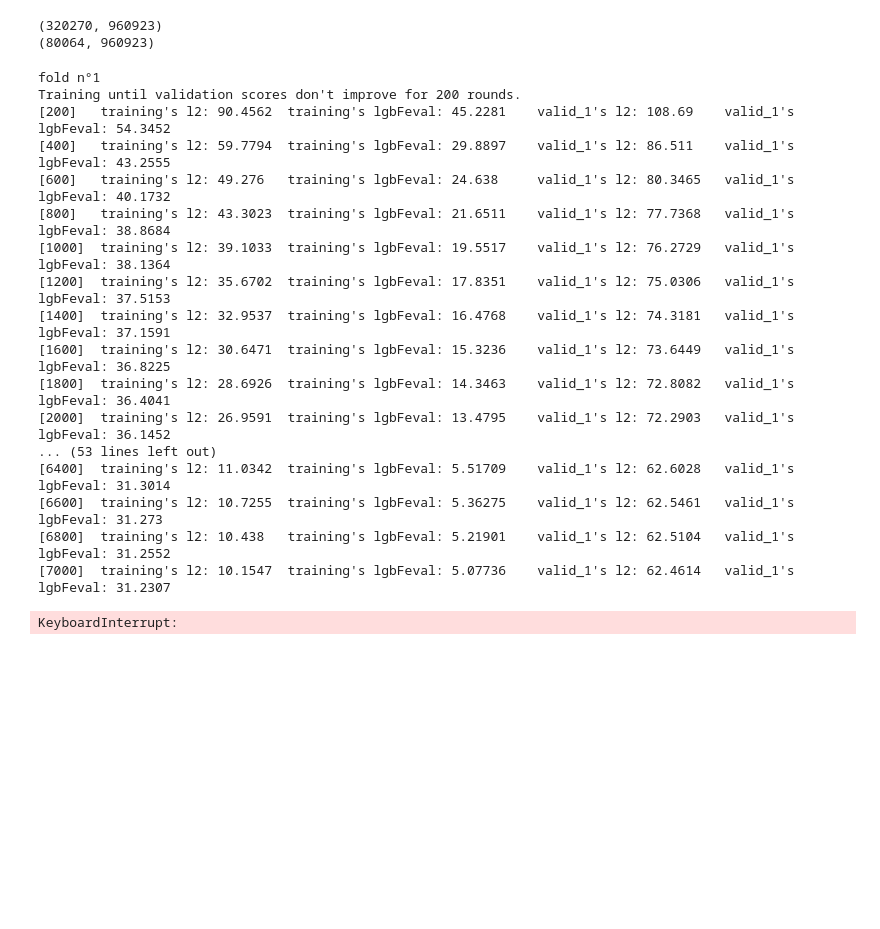
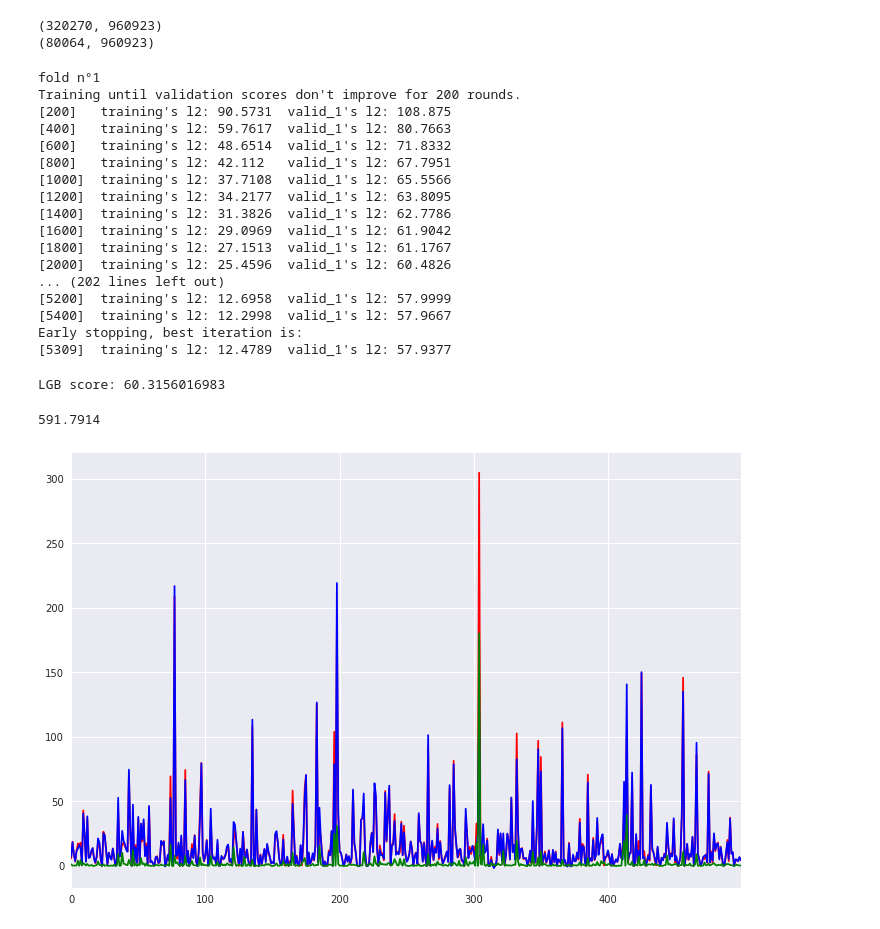
Before and after one commit to yarntime/machine-learning, a Jupyter notebook: kaggle/mem_predict/mem_predicate.ipynb, the cells around one changed output. Saved outputs shown, nothing was run; the diff lists cells and outputs as text; code cells hidden in the pictures; blank space fills up the shorter version.

```diff
--- a/kaggle/mem_predict/mem_predicate.ipynb
+++ b/kaggle/mem_predict/mem_predicate.ipynb
@@ -61,6 +61,8 @@ df_predict = train.drop(df_train.index.union(df_test.index)).reset_index()
 # %%
 y_train = df_train['maxMem'].values
 del df_train['maxMem']
+y1_train = df_test['maxMem'].values
+del df_test['maxMem']
 # %%
 features = [f for f in train.columns if f not in ['maxMem']]
 
@@ -104,31 +106,42 @@ for fold_, (trn_idx, val_idx) in enumerate(folds.split(X_train, y_train)):
 
     clf = lgb.train(param,
                     trn_data,
-                    num_boost_round=10000,
+                    num_boost_round=20000,
                     valid_sets = [trn_data, val_data],
                     verbose_eval = 200,
                     early_stopping_rounds = 200)
     oof_lgb[val_idx] = clf.predict(X_train[val_idx], num_iteration=clf.best_iteration)
 
     predictions_lgb += clf.predict(X_test, num_iteration=clf.best_iteration) / folds.n_splits
-
-print("LGB score: {}".format((mean_squared_error(oof_lgb, target))))
 # %% [output]
 fold n°1
 Training until validation scores don't improve for 200 rounds.
-[200]   training's l2: 90.4562  training's lgbFeval: 45.2281    valid_1's l2: 108.69    valid_1's lgbFeval: 54.3452
-[400]   training's l2: 59.7794  training's lgbFeval: 29.8897    valid_1's l2: 86.511    valid_1's lgbFeval: 43.2555
-[600]   training's l2: 49.276   training's lgbFeval: 24.638     valid_1's l2: 80.3465   valid_1's lgbFeval: 40.1732
-[800]   training's l2: 43.3023  training's lgbFeval: 21.6511    valid_1's l2: 77.7368   valid_1's lgbFeval: 38.8684
-[1000]  training's l2: 39.1033  training's lgbFeval: 19.5517    valid_1's l2: 76.2729   valid_1's lgbFeval: 38.1364
-[1200]  training's l2: 35.6702  training's lgbFeval: 17.8351    valid_1's l2: 75.0306   valid_1's lgbFeval: 37.5153
-[1400]  training's l2: 32.9537  training's lgbFeval: 16.4768    valid_1's l2: 74.3181   valid_1's lgbFeval: 37.1591
-[1600]  training's l2: 30.6471  training's lgbFeval: 15.3236    valid_1's l2: 73.6449   valid_1's lgbFeval: 36.8225
-[1800]  training's l2: 28.6926  training's lgbFeval: 14.3463    valid_1's l2: 72.8082   valid_1's lgbFeval: 36.4041
-[2000]  training's l2: 26.9591  training's lgbFeval: 13.4795    valid_1's l2: 72.2903   valid_1's lgbFeval: 36.1452
-... (53 lines left out)
-[6400]  training's l2: 11.0342  training's lgbFeval: 5.51709    valid_1's l2: 62.6028   valid_1's lgbFeval: 31.3014
-[6600]  training's l2: 10.7255  training's lgbFeval: 5.36275    valid_1's l2: 62.5461   valid_1's lgbFeval: 31.273
-[6800]  training's l2: 10.438   training's lgbFeval: 5.21901    valid_1's l2: 62.5104   valid_1's lgbFeval: 31.2552
-[7000]  training's l2: 10.1547  training's lgbFeval: 5.07736    valid_1's l2: 62.4614   valid_1's lgbFeval: 31.2307
+[200]   training's l2: 90.5731  valid_1's l2: 108.875
+[400]   training's l2: 59.7617  valid_1's l2: 80.7663
+[600]   training's l2: 48.6514  valid_1's l2: 71.8332
+[800]   training's l2: 42.112   valid_1's l2: 67.7951
+[1000]  training's l2: 37.7108  valid_1's l2: 65.5566
+[1200]  training's l2: 34.2177  valid_1's l2: 63.8095
+[1400]  training's l2: 31.3826  valid_1's l2: 62.7786
+[1600]  training's l2: 29.0969  valid_1's l2: 61.9042
+[1800]  training's l2: 27.1513  valid_1's l2: 61.1767
+[2000]  training's l2: 25.4596  valid_1's l2: 60.4826
+... (202 lines left out)
+[5200]  training's l2: 12.6958  valid_1's l2: 57.9999
+[5400]  training's l2: 12.2998  valid_1's l2: 57.9667
+Early stopping, best iteration is:
+[5309]  training's l2: 12.4789  valid_1's l2: 57.9377
-KeyboardInterrupt:
+# %%
+print("LGB score: {}".format((mean_squared_error(predictions_lgb, y1_train))))
+# %% [output]
+LGB score: 60.3156016983
+# %%
+print(y1_train.max())
+# %% [output]
+591.7914
+# %%
+r = sns.tsplot(y1_train[500:1000], color="red")
+b = sns.tsplot(predictions_lgb[500:1000], color="blue")
+g = sns.tsplot(abs(y1_train - predictions_lgb)[500:1000], color="green")
+# %% [output]
+[figure, added]
```
Also changed, not shown: parts of 1 cell of this notebook.
